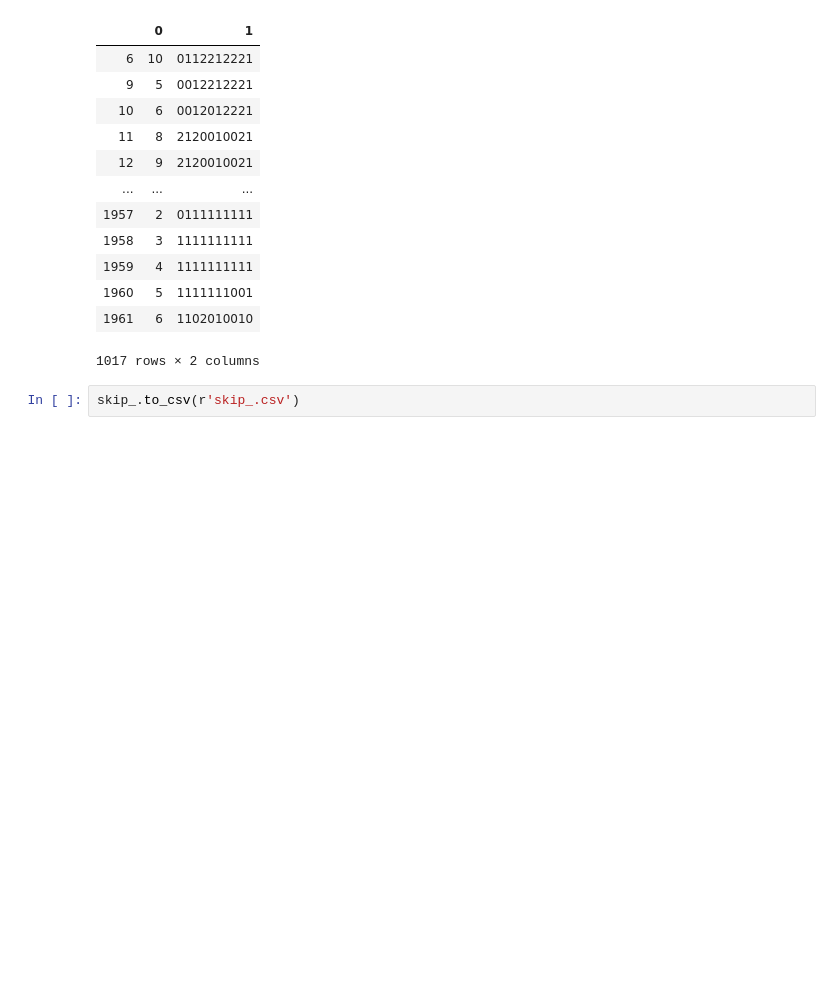
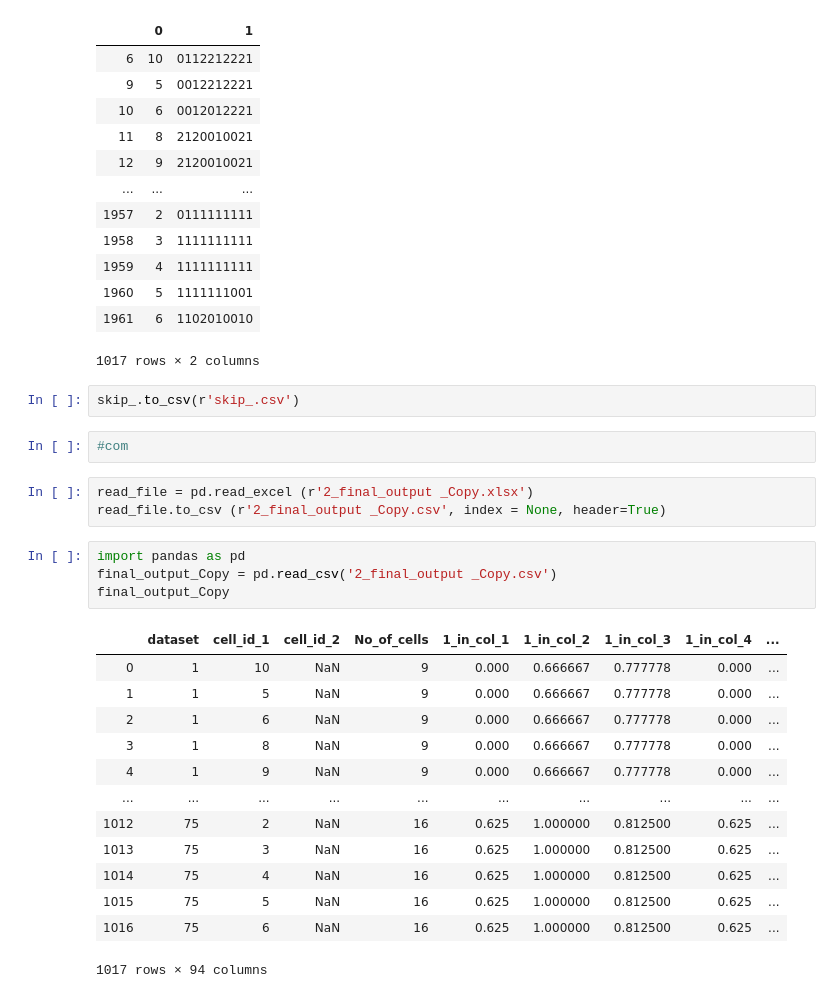
Before and after one commit to juneju-darad/temporary, a Jupyter notebook: combined/Untitled.ipynb, the cells around one changed output. Saved outputs shown, nothing was run; the diff lists cells and outputs as text; blank space fills up the shorter version.

```diff
--- a/combined/Untitled.ipynb
+++ b/combined/Untitled.ipynb
@@ -93,3 +93,26 @@ skip_
 1017 rows × 2 columns
 # %%
 skip_.to_csv(r'skip_.csv')
+# %%
+#com
+# %%
+read_file = pd.read_excel (r'2_final_output _Copy.xlsx')
+read_file.to_csv (r'2_final_output _Copy.csv', index = None, header=True)
+# %%
+import pandas as pd
+final_output_Copy = pd.read_csv('2_final_output _Copy.csv')
+final_output_Copy
+# %% [output]
+|  | dataset | cell_id_1 | cell_id_2 | No_of_cells | 1_in_col_1 | 1_in_col_2 | 1_in_col_3 | 1_in_col_4 | ... |
+| 0 | 1 | 10 | NaN | 9 | 0.000 | 0.666667 | 0.777778 | 0.000 | ... |
+| 1 | 1 | 5 | NaN | 9 | 0.000 | 0.666667 | 0.777778 | 0.000 | ... |
+| 2 | 1 | 6 | NaN | 9 | 0.000 | 0.666667 | 0.777778 | 0.000 | ... |
+| 3 | 1 | 8 | NaN | 9 | 0.000 | 0.666667 | 0.777778 | 0.000 | ... |
+| 4 | 1 | 9 | NaN | 9 | 0.000 | 0.666667 | 0.777778 | 0.000 | ... |
+| ... | ... | ... | ... | ... | ... | ... | ... | ... | ... |
+| 1012 | 75 | 2 | NaN | 16 | 0.625 | 1.000000 | 0.812500 | 0.625 | ... |
+| 1013 | 75 | 3 | NaN | 16 | 0.625 | 1.000000 | 0.812500 | 0.625 | ... |
+| 1014 | 75 | 4 | NaN | 16 | 0.625 | 1.000000 | 0.812500 | 0.625 | ... |
+| 1015 | 75 | 5 | NaN | 16 | 0.625 | 1.000000 | 0.812500 | 0.625 | ... |
+| 1016 | 75 | 6 | NaN | 16 | 0.625 | 1.000000 | 0.812500 | 0.625 | ... |
+1017 rows × 94 columns
```
Also changed, not shown: parts of 3 cells of this notebook, 1 other file.
